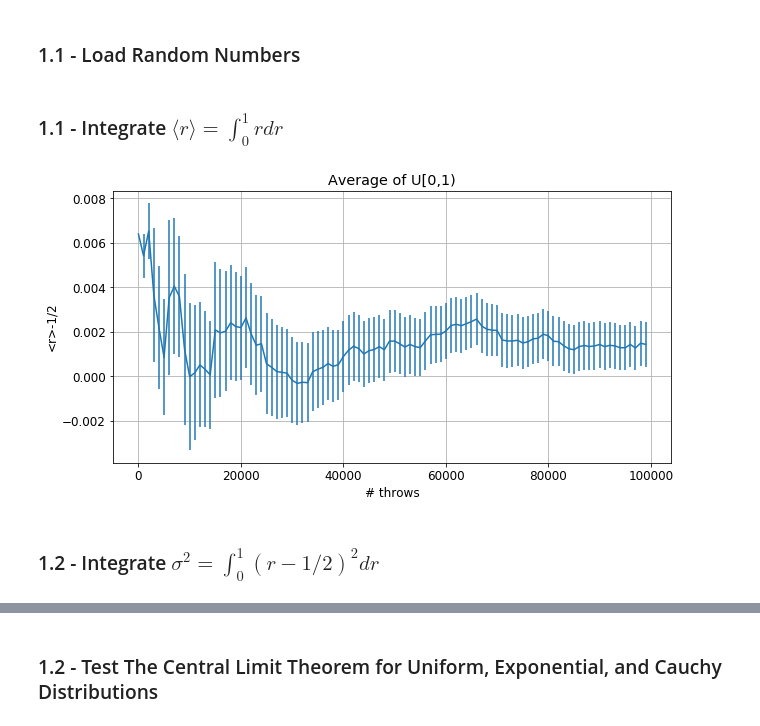
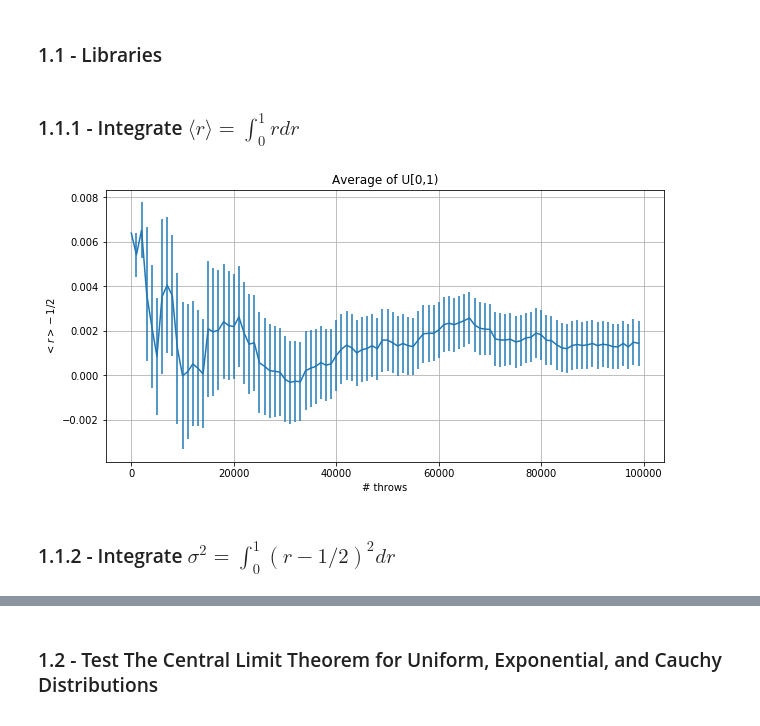
Before and after one commit to edoardodraetta/lsn_esercizi, a Jupyter notebook: esercizio_1/Esercizio_1.ipynb, the cells around one changed output, grey strips where cells are left out. Cells and saved outputs as stored; diff of their text form; code cells hidden in the pictures.

```diff
--- a/esercizio_1/Esercizio_1.ipynb
+++ b/esercizio_1/Esercizio_1.ipynb
@@ -1,13 +1,2 @@
 # %% [markdown]
-### 1.1 -  Load Random Numbers
+### 1.1 -  Libraries
-# %%
-# Load random numbers for part 1
-
-from matplotlib import pyplot as plt
-import numpy as np
-import math
-
-plt.rcParams.update({'font.size': 12})
-
-uniform_rng_file = "./rng/random.out"
-r = np.loadtxt(uniform_rng_file)
@@ -14,57 +9,27 @@ r = np.loadtxt(uniform_rng_file)
 # %% [markdown]
-### 1.1 - Integrate $\langle r \rangle = \int_0^1 r dr$
+### 1.1.1 - Integrate $\langle r \rangle = \int_0^1 r dr$
 # %%
-# First Integral
-
-
-def error(AV, AV2, n):
-    if n == 0:
-        return 0
-    else:
-        return math.sqrt((AV2[n] - AV[n]**2)/n)
-
-
 M = 100000     # Throws
 N = 100        # Blocks (~ Experiments)
 L = int(M/N)   # Rolls per block
 
-ave = np.zeros(N)  # Measurements for each block
-av2 = np.zeros(N)
-sum_prog = np.zeros(N)  # Cumulative averages and error
-su2_prog = np.zeros(N)
-err_prog = np.zeros(N)
+datafile = "./rng/data/stats_1.1.1.dat"
 
-# r = array of uniformly distributed random numbers
-
-for i in range(N):
-    sum = 0
-    for j in range(L):
-        k = j+i*L        # linear index for r
-        sum += r[k]
-    ave[i] = sum/L
-    av2[i] = (ave[i])**2
-
-# Cumulative blocked statistics
-for i in range(N):
-    for j in range(i+1):
-        sum_prog[i] += ave[j]  # SUM_{j=0,i} r_j, cumulative sum of averages
-        su2_prog[i] += av2[j]  # SUM_{j=0,i} (r_j)^2
-    sum_prog[i] /= (i+1)  # Cumulative average (divided by number of blocks)
-    su2_prog[i] /= (i+1)  # Cumulative square average
-    err_prog[i] = error(sum_prog, su2_prog, i)  # Statistical uncertainty
+avg, err = np.loadtxt(datafile, usecols=(0,2), delimiter=' ', unpack='true')
 
 # Plot (experimental value - expected value) with error bars
+
 x = np.arange(N)
-x *= L                       # coordinates of each error bar
+x *= L  # coordinates of each error bar
 plt.figure(figsize=(10, 5))
 plt.grid(True)
-plt.errorbar(x, sum_prog-0.5, yerr=err_prog)
+plt.errorbar(x, avg-0.5, yerr=err)
 plt.xlabel('# throws')
-plt.ylabel('<r>-1/2')
+plt.ylabel(r'$<r>-1/2$')
 plt.title('Average of U[0,1)')
-# plt.savefig("./figures/1.1.1.png")
+plt.savefig("./figures/1.1.1.png")
 plt.show()
 # %% [output]
-[figure, old version]
+[figure, new version]
 # %% [markdown]
-### 1.2 - Integrate $\sigma^2 = \int_0^1 (r-1/2)^2 dr$
+### 1.1.2 - Integrate $\sigma^2 = \int_0^1 (r-1/2)^2 dr$
```
Also changed, not shown: parts of 14 cells of this notebook, 5 other files.
